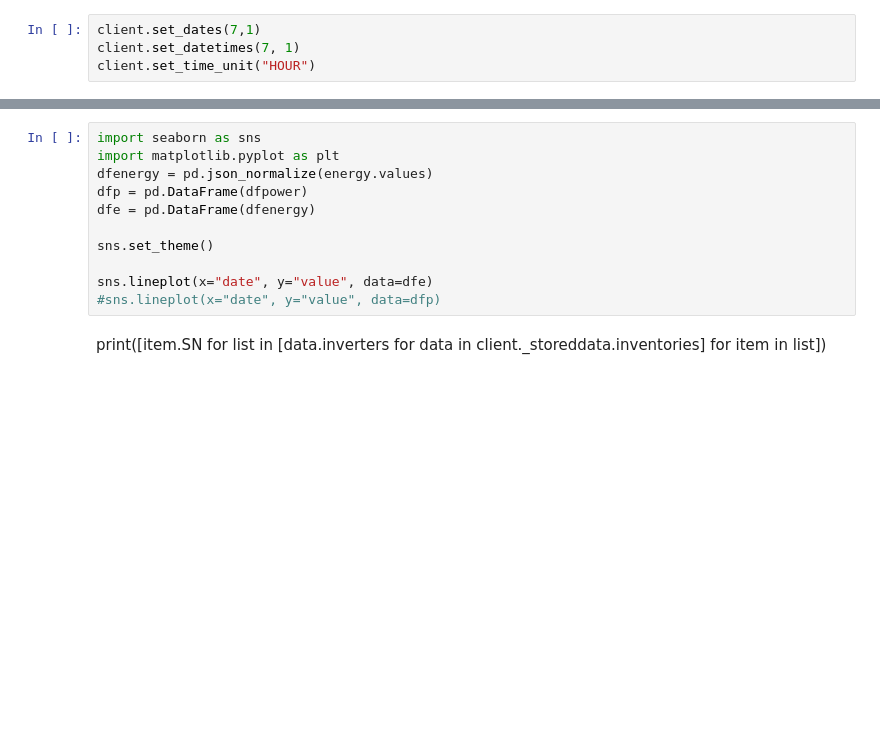
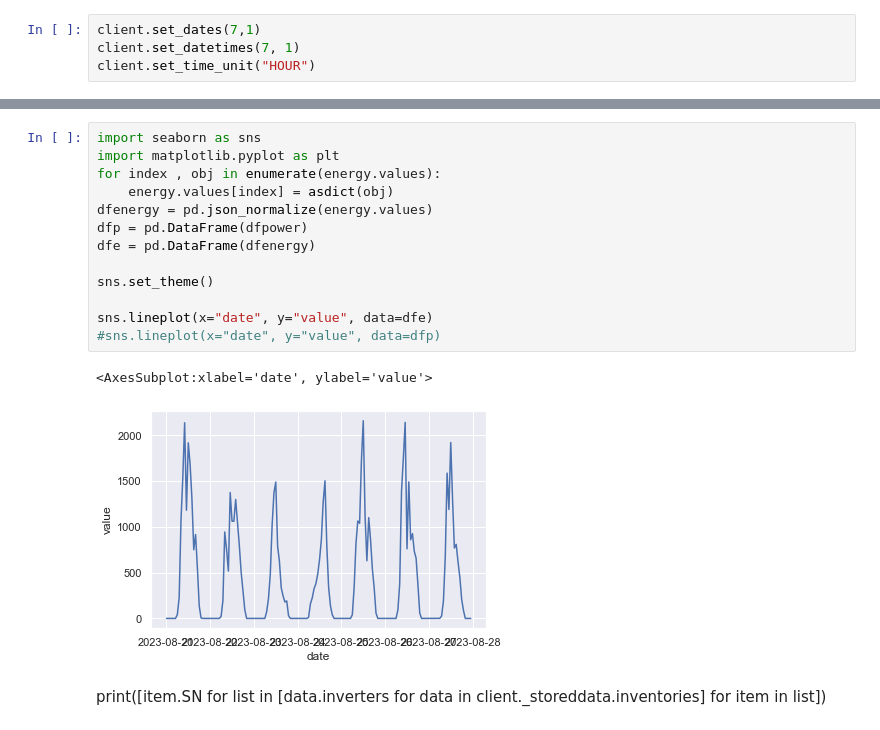
Before and after one commit to claytonn73/solaredge-api, a Jupyter notebook: exercise.ipynb, the cells around one changed output, grey strips where cells are left out. Drawn from its saved outputs; the diff is of its cells as text; blank space fills up the shorter version.

```diff
--- a/exercise.ipynb
+++ b/exercise.ipynb
@@ -114,14 +116,19 @@ dfpower = pd.json_normalize(power.values)
 # %%
 import seaborn as sns
 import matplotlib.pyplot as plt
+for index , obj in enumerate(energy.values):
+    energy.values[index] = asdict(obj)
 dfenergy = pd.json_normalize(energy.values)
 dfp = pd.DataFrame(dfpower)
 dfe = pd.DataFrame(dfenergy)
 
 sns.set_theme()
 
 sns.lineplot(x="date", y="value", data=dfe)
 #sns.lineplot(x="date", y="value", data=dfp)
+# %% [output]
+<AxesSubplot:xlabel='date', ylabel='value'>
+[figure, added]
 # %% [markdown]
 print([item.SN for list in [data.inverters for data in client._storeddata.inventories] for item in list])
 # %%
```
Also changed, not shown: parts of 7 cells of this notebook, 4 other files.
